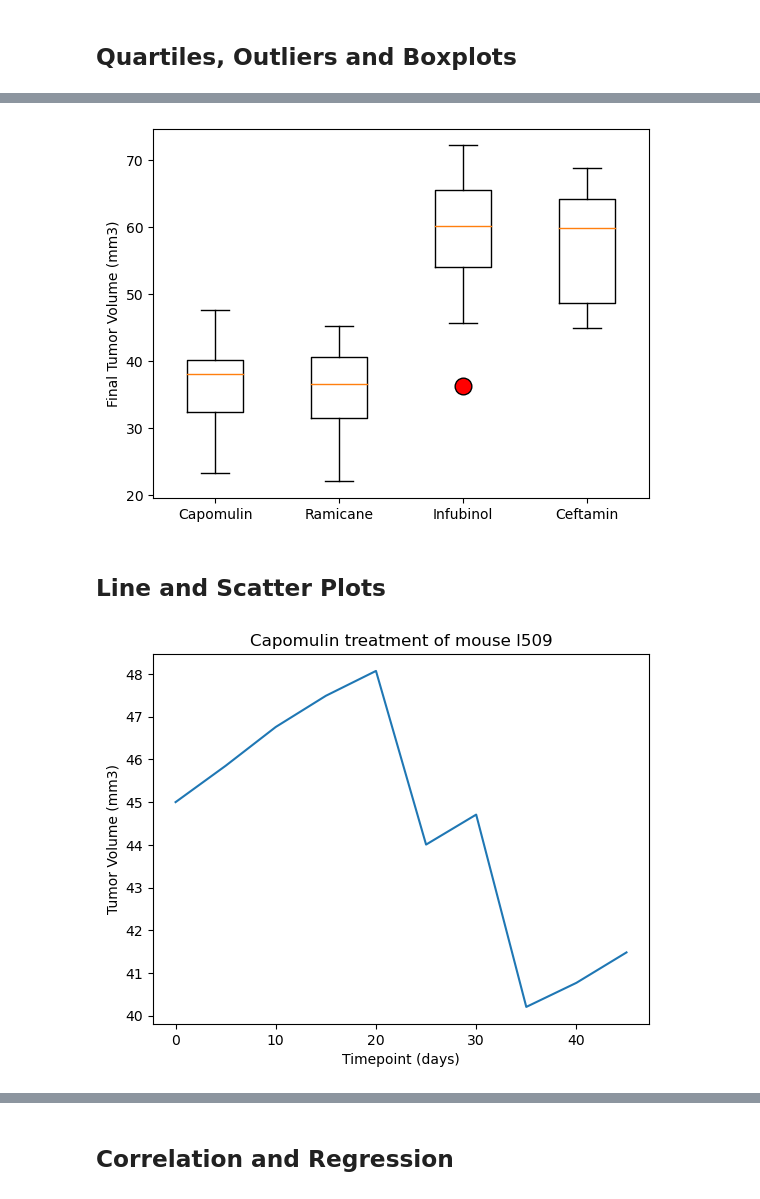
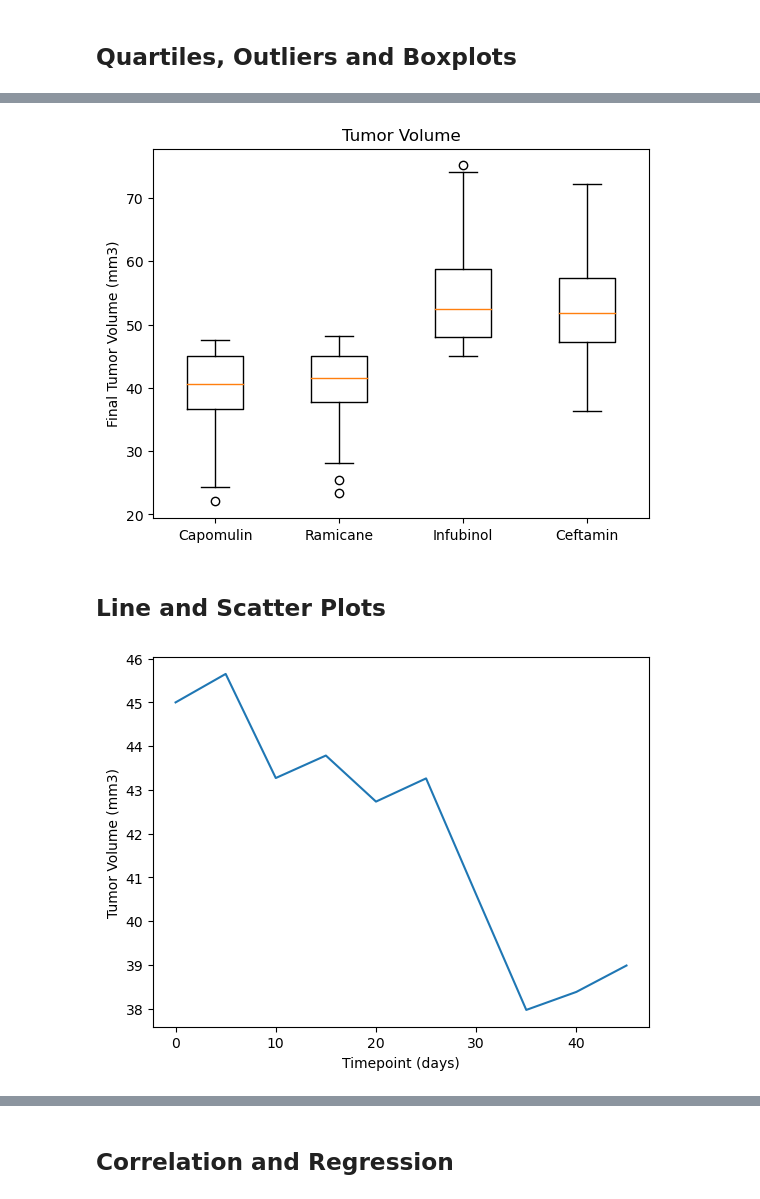
Before and after one commit to JBHinton/Pymaceuticals, a Jupyter notebook: Starter_Code/Pymaceuticals/Jacks Pyma Code.ipynb, the cells around one changed output, grey strips where cells are left out. Cells and saved outputs as stored; diff of their text form; code cells hidden in the pictures.

```diff
--- a/Starter_Code/Pymaceuticals/Jacks Pyma Code.ipynb
+++ b/Starter_Code/Pymaceuticals/Jacks Pyma Code.ipynb
@@ -192,12 +262,22 @@ plt.ylabel("Sex");
 # %%
 # Generate a box plot that shows the distrubution of the tumor volume for each treatment group.
+labels = treatments
+
+plt.ylabel('Final Tumor Volume (mm3)')
+plt.title('Tumor Volume')
+plt.boxplot(volume,labels=labels);
 # %% [output]
-[figure, old version]
+[figure, new version]
 # %% [markdown]
 ## Line and Scatter Plots
 # %%
 # Generate a line plot of tumor volume vs. time point for a single mouse treated with Capomulin
+mouse_id = "b128"
+capomulin_data = clean_df[(clean_df['Mouse ID']==mouse_id)&(clean_df['Drug Regimen']=='Capomulin')]
+plt.xlabel('Timepoint (days)')
+plt.ylabel('Tumor Volume (mm3)')
+plt.plot(capomulin_data['Timepoint'],capomulin_data['Tumor Volume (mm3)']);
 # %% [output]
-[figure, old version]
+[figure, new version]
 # %%
 # Generate a scatter plot of mouse weight vs. the average observed tumor volume for the entire Capomulin regimen
```
Also changed, not shown: parts of 8 cells of this notebook.
